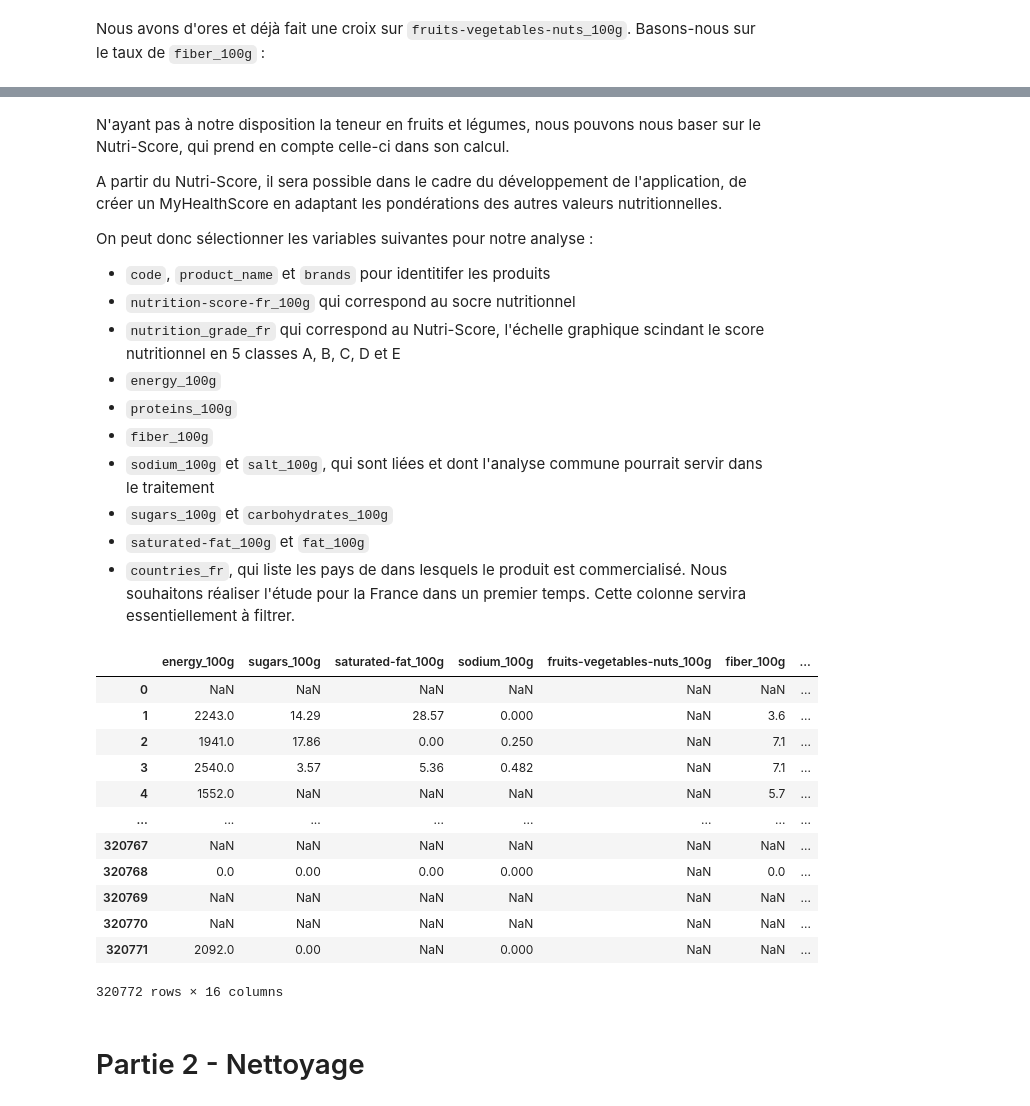
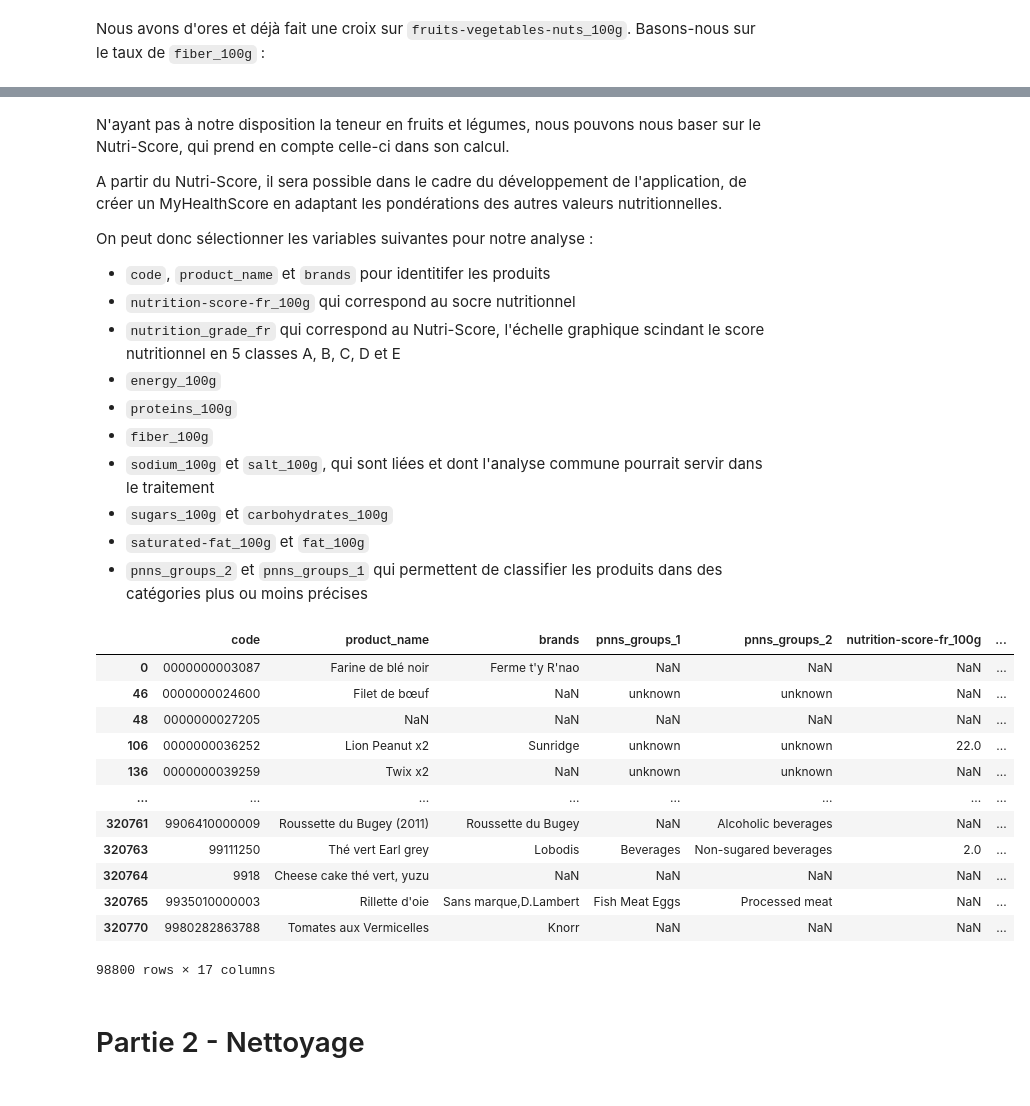
Before and after one commit to ClementPatin/OC-P3, a Jupyter notebook: Patin_Clement_1_notebook_052023.ipynb, the cells around one changed output, grey strips where cells are left out. Saved outputs shown, nothing was run; the diff lists cells and outputs as text; code cells hidden in the pictures.

```diff
--- a/Patin_Clement_1_notebook_052023.ipynb
+++ b/Patin_Clement_1_notebook_052023.ipynb
@@ -102,0 +175,7 @@ L'idée :
+# %%
+# create masks for french products
+maskFrance = foodRaw.countries_fr.str.find("France")!=-1
+maskfrance = foodRaw.countries_fr.str.find("france")!=-1
+maskFr = foodRaw.countries_fr.str.find("Fr")!=-1
+maskFR = foodRaw.countries_fr.str.find("FR")!=-1
+maskfr = foodRaw.countries_fr.str.find("fr")!=-1
@@ -102,0 +238,3 @@ L'idée :
+# %%
+# create a mask for "Polynésie française"
+maskPolyFr = foodRaw.countries_fr.str.find("Polynésie française")!=-1
@@ -102,0 +247,4 @@ L'idée :
+# %%
+foodRawFr = foodRaw.copy()
+#apply selected masks
+foodRawFr = foodRawFr.loc[maskFrance|maskFr|maskPolyFr]
@@ -215,35 +371,36 @@ On peut donc sélectionner les variables suivantes pour notre analyse :
 - `sodium_100g` et `salt_100g`, qui sont liées et dont l'analyse commune pourrait servir dans le traitement
 - `sugars_100g` et `carbohydrates_100g`
 - `saturated-fat_100g` et `fat_100g`
-- `countries_fr`, qui liste les pays de dans lesquels le produit est commercialisé. Nous souhaitons réaliser l'étude pour la France dans un premier temps. Cette colonne servira essentiellement à filtrer.
+- `pnns_groups_2` et `pnns_groups_1` qui permettent de classifier les produits dans des catégories plus ou moins précises
 # %%
 # selected work features
-workFeatures=theoricalFeaturesNames+["code",
-                                     "product_name",
-                                     "brands",
-                                     "nutrition-score-fr_100g",
-                                     "nutrition_grade_fr",
-                                     "salt_100g",
-                                     "carbohydrates_100g",
-                                     "fat_100g",
-                                     "countries_fr"]
+workFeatures=["code",
+               "product_name",
+               "brands",
+               "pnns_groups_1",
+               "pnns_groups_2",
+               "nutrition-score-fr_100g",
+               "nutrition_grade_fr",
+               "salt_100g",
+               "carbohydrates_100g",
+               "fat_100g"]+theoricalFeaturesNames
 # %%
-foodRawLight = foodRaw.copy()
+foodRawLight = foodRawFr.copy()
 foodRawLight = foodRawLight[workFeatures]
 foodRawLight
 # %% [output]
-|  | energy_100g | sugars_100g | saturated-fat_100g | sodium_100g | fruits-vegetables-nuts_100g | fiber_100g | ... |
-| 0 | NaN | NaN | NaN | NaN | NaN | NaN | ... |
-| 1 | 2243.0 | 14.29 | 28.57 | 0.000 | NaN | 3.6 | ... |
-| 2 | 1941.0 | 17.86 | 0.00 | 0.250 | NaN | 7.1 | ... |
-| 3 | 2540.0 | 3.57 | 5.36 | 0.482 | NaN | 7.1 | ... |
-| 4 | 1552.0 | NaN | NaN | NaN | NaN | 5.7 | ... |
+|  | code | product_name | brands | pnns_groups_1 | pnns_groups_2 | nutrition-score-fr_100g | ... |
+| 0 | 0000000003087 | Farine de blé noir | Ferme t'y R'nao | NaN | NaN | NaN | ... |
+| 46 | 0000000024600 | Filet de bœuf | NaN | unknown | unknown | NaN | ... |
+| 48 | 0000000027205 | NaN | NaN | NaN | NaN | NaN | ... |
+| 106 | 0000000036252 | Lion Peanut x2 | Sunridge | unknown | unknown | 22.0 | ... |
+| 136 | 0000000039259 | Twix x2 | NaN | unknown | unknown | NaN | ... |
 | ... | ... | ... | ... | ... | ... | ... | ... |
-| 320767 | NaN | NaN | NaN | NaN | NaN | NaN | ... |
-| 320768 | 0.0 | 0.00 | 0.00 | 0.000 | NaN | 0.0 | ... |
-| 320769 | NaN | NaN | NaN | NaN | NaN | NaN | ... |
-| 320770 | NaN | NaN | NaN | NaN | NaN | NaN | ... |
-| 320771 | 2092.0 | 0.00 | NaN | 0.000 | NaN | NaN | ... |
+| 320761 | 9906410000009 | Roussette du Bugey (2011) | Roussette du Bugey | NaN | Alcoholic beverages | NaN | ... |
+| 320763 | 99111250 | Thé vert Earl grey | Lobodis | Beverages | Non-sugared beverages | 2.0 | ... |
+| 320764 | 9918 | Cheese cake thé vert, yuzu | NaN | NaN | NaN | NaN | ... |
+| 320765 | 9935010000003 | Rillette d'oie | Sans marque,D.Lambert | Fish Meat Eggs | Processed meat | NaN | ... |
+| 320770 | 9980282863788 | Tomates aux Vermicelles | Knorr | NaN | NaN | NaN | ... |
-320772 rows × 16 columns
+98800 rows × 17 columns
 # %% [markdown]
 # Partie 2 - Nettoyage
```
Also changed, not shown: parts of 84 cells of this notebook.
